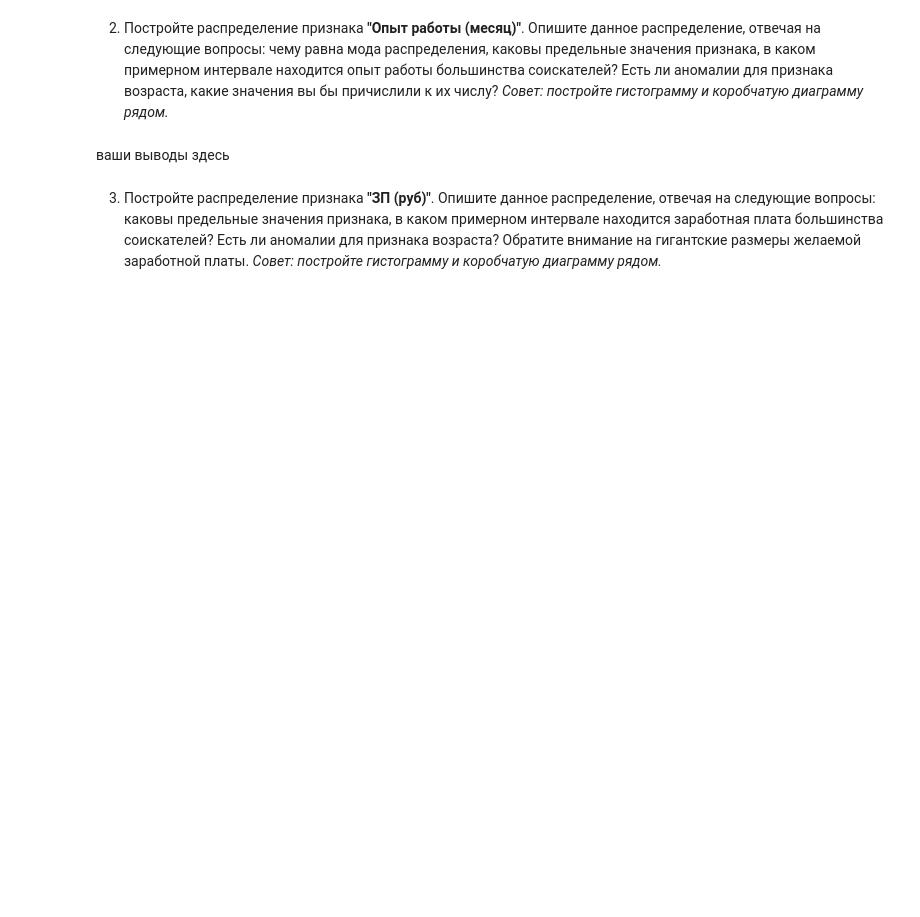
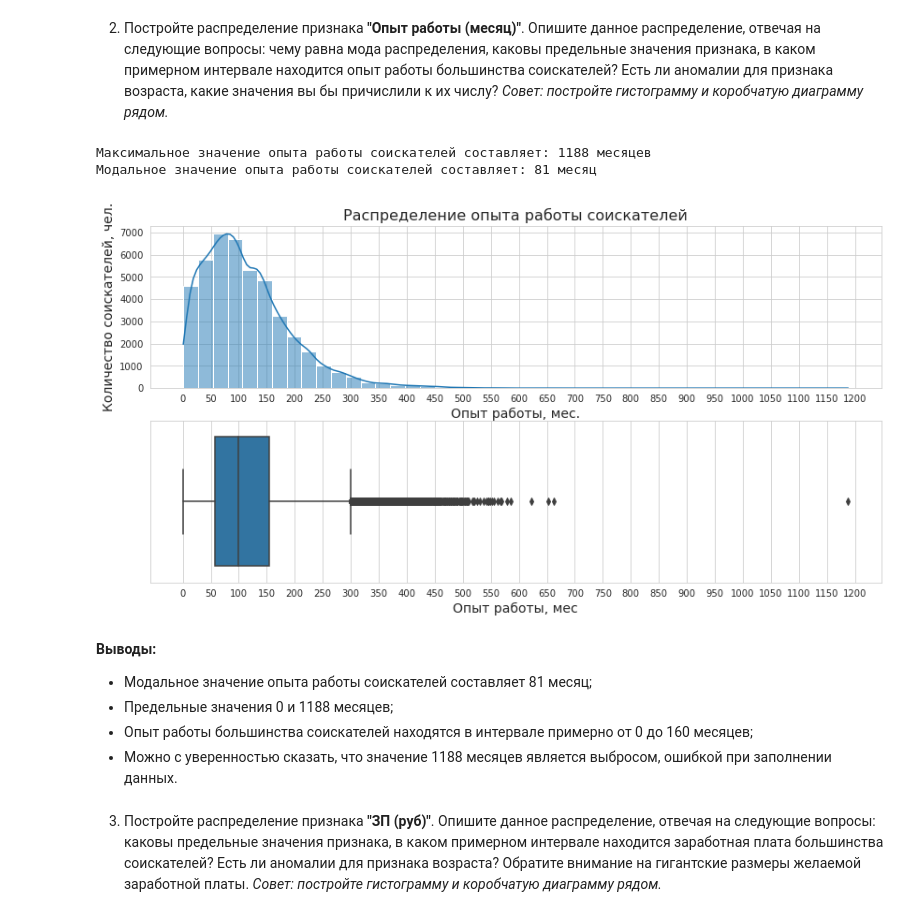
Before and after one commit to SergeyObukhov/sf_data_science, a Jupyter notebook: projekt_1/Project_1.ipynb, the cells around one changed output. Cells and saved outputs as stored; diff of their text form; code cells hidden in the pictures; blank space fills up the shorter version.

```diff
--- a/projekt_1/Project_1.ipynb
+++ b/projekt_1/Project_1.ipynb
@@ -564,9 +576,47 @@ print(f'Медианная зарплата соискателей состав
 2. Постройте распределение признака **"Опыт работы (месяц)"**. Опишите данное распределение, отвечая на следующие вопросы: чему равна мода распределения, каковы предельные значения признака, в каком примерном интервале находится опыт работы большинства соискателей? Есть ли аномалии для признака возраста, какие значения вы бы причислили к их числу?
 *Совет: постройте гистограмму и коробчатую диаграмму рядом.*
 # %%
-# ваш код здесь
+sns.set_style('whitegrid')
+
+fig, axes = plt.subplots(nrows=2, ncols=1, figsize=(14,7))
+axes[0].set_title('Распределение опыта работы соискателей', fontsize=16);
+hist2 = sns.histplot(
+    data=hh_df,
+    x='Опыт работы (месяц)',
+    bins=45,
+    kde=True,
+    ax=axes[0]
+);
+hist2.set_xlabel('Опыт работы, мес.', fontsize=14);
+hist2.set_ylabel('Количество соискателей, чел.', fontsize=14);
+hist2.set_xticks(range(0,1250,50));
+
+boxplot2 = sns.boxplot(
+    data=hh_df,
+    x='Опыт работы (месяц)',
+    orient='h',
+    width=0.8,
+    ax=axes[1]
+);
+boxplot2.set_xlabel('Опыт работы, мес', fontsize=14);
+boxplot2.set_xticks(range(0,1250,50));
+
+# ответ на задание 4.2
+exp_max = round(hh_df['Опыт работы (месяц)'].max())
+print(f'Максимальное значение опыта работы соискателей составляет: {exp_max} месяцев')
+exp_mode = round(hh_df['Опыт работы (месяц)'].mode()[0])
+print(f'Модальное значение опыта работы соискателей составляет: {exp_mode} месяц')
+# %% [output]
+Максимальное значение опыта работы соискателей составляет: 1188 месяцев
+Модальное значение опыта работы соискателей составляет: 81 месяц
+[figure, added]
 # %% [markdown]
-ваши выводы здесь
+**Выводы:**
+
+*   Модальное значение опыта работы соискателей составляет 81 месяц;
+*   Предельные значения 0 и 1188 месяцев;
+*   Опыт работы большинства соискателей находятся в интервале примерно от 0 до 160 месяцев;
+*   Можно с уверенностью сказать, что значение 1188 месяцев является выбросом, ошибкой при заполнении данных.
 # %% [markdown]
 3. Постройте распределение признака **"ЗП (руб)"**. Опишите данное распределение, отвечая на следующие вопросы: каковы предельные значения признака, в каком примерном интервале находится заработная плата большинства соискателей? Есть ли аномалии для признака возраста? Обратите внимание на гигантские размеры желаемой заработной платы.
 *Совет: постройте гистограмму и коробчатую диаграмму рядом.*
```
Also changed, not shown: parts of 5 cells of this notebook.
